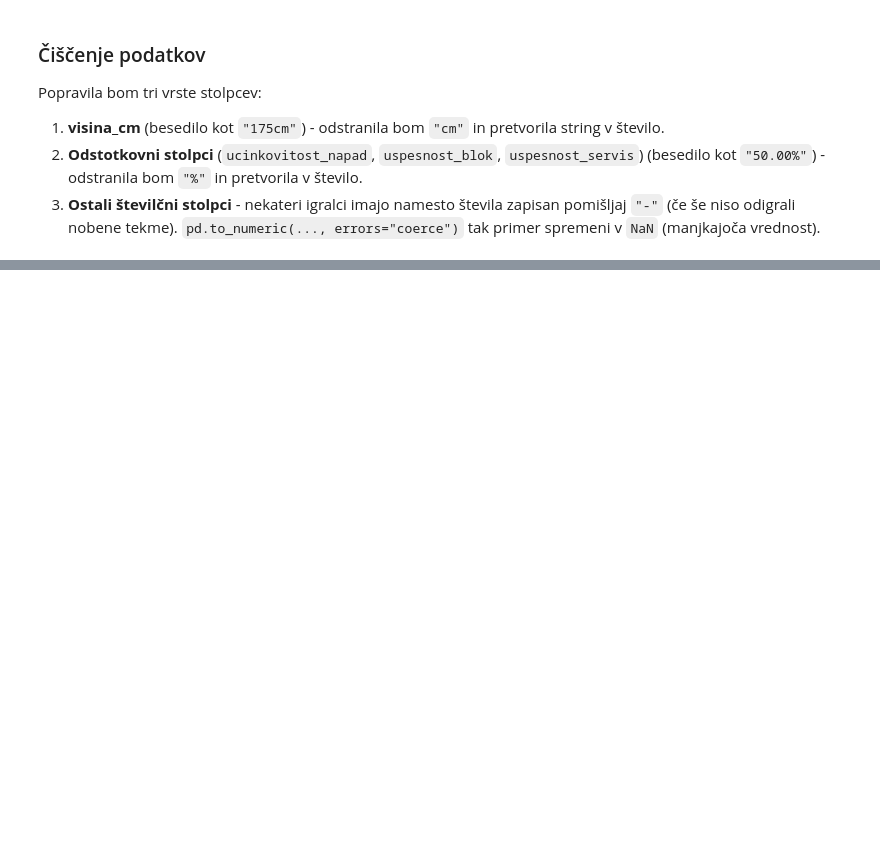
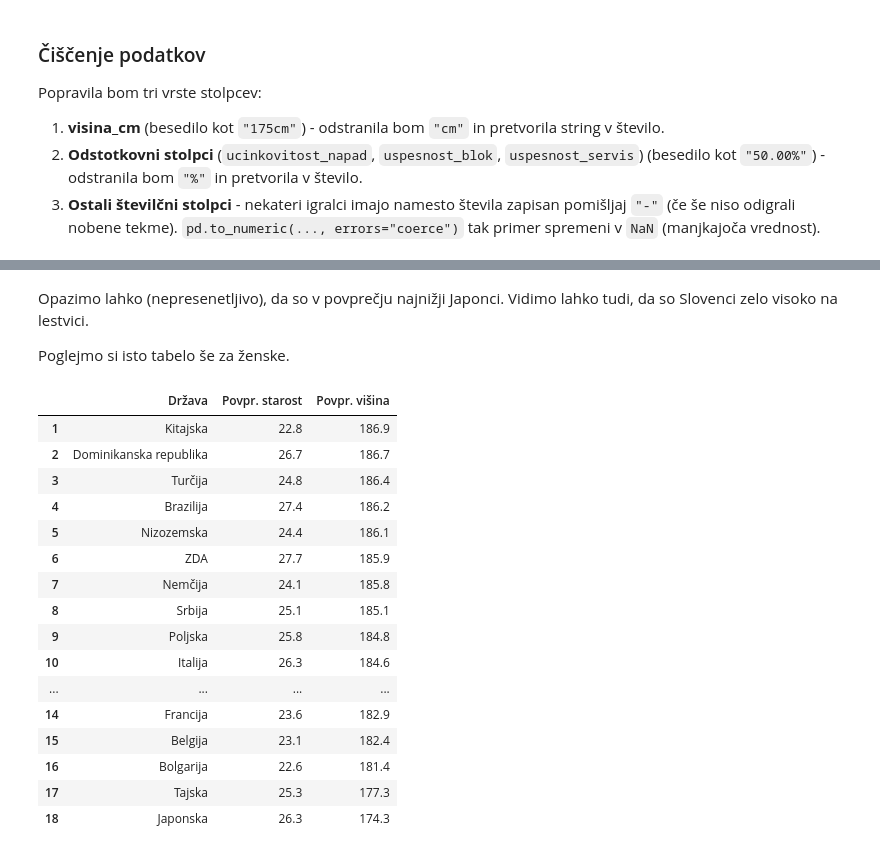
Before and after one commit to mijastijepic/UVP_projektna_naloga, a Jupyter notebook: analiza_podatkov.ipynb, the cells around one changed output, grey strips where cells are left out. Cells and saved outputs as stored; diff of their text form; code cells hidden in the pictures; blank space fills up the shorter version.

```diff
--- a/analiza_podatkov.ipynb
+++ b/analiza_podatkov.ipynb
@@ -57,0 +94,36 @@ for stolpec in stolpci_stevilke:
+# %% [markdown]
+Opazimo lahko (nepresenetljivo), da so v povprečju najnižji Japonci. Vidimo lahko tudi, da so Slovenci zelo visoko na lestvici.
+
+
+Poglejmo si isto tabelo še za ženske.
+# %%
+zenske_starost = (
+    igralci[igralci["spol"] == "Ž"]
+    .groupby("drzava")[["starost", "visina_cm"]]
+    .mean()
+    .round(1)
+    .sort_values(by="visina_cm", ascending=False)
+)
+
+zenske_starost_tabela = zenske_starost.reset_index()
+zenske_starost_tabela.index += 1
+zenske_starost_tabela.columns = ["Država", "Povpr. starost", "Povpr. višina"]
+zenske_starost_tabela
+# %% [output]
+|  | Država | Povpr. starost | Povpr. višina |
+| 1 | Kitajska | 22.8 | 186.9 |
+| 2 | Dominikanska republika | 26.7 | 186.7 |
+| 3 | Turčija | 24.8 | 186.4 |
+| 4 | Brazilija | 27.4 | 186.2 |
+| 5 | Nizozemska | 24.4 | 186.1 |
+| 6 | ZDA | 27.7 | 185.9 |
+| 7 | Nemčija | 24.1 | 185.8 |
+| 8 | Srbija | 25.1 | 185.1 |
+| 9 | Poljska | 25.8 | 184.8 |
+| 10 | Italija | 26.3 | 184.6 |
+| ... | ... | ... | ... |
+| 14 | Francija | 23.6 | 182.9 |
+| 15 | Belgija | 23.1 | 182.4 |
+| 16 | Bolgarija | 22.6 | 181.4 |
+| 17 | Tajska | 25.3 | 177.3 |
+| 18 | Japonska | 26.3 | 174.3 |
```
Also changed, not shown: parts of 8 cells of this notebook.
